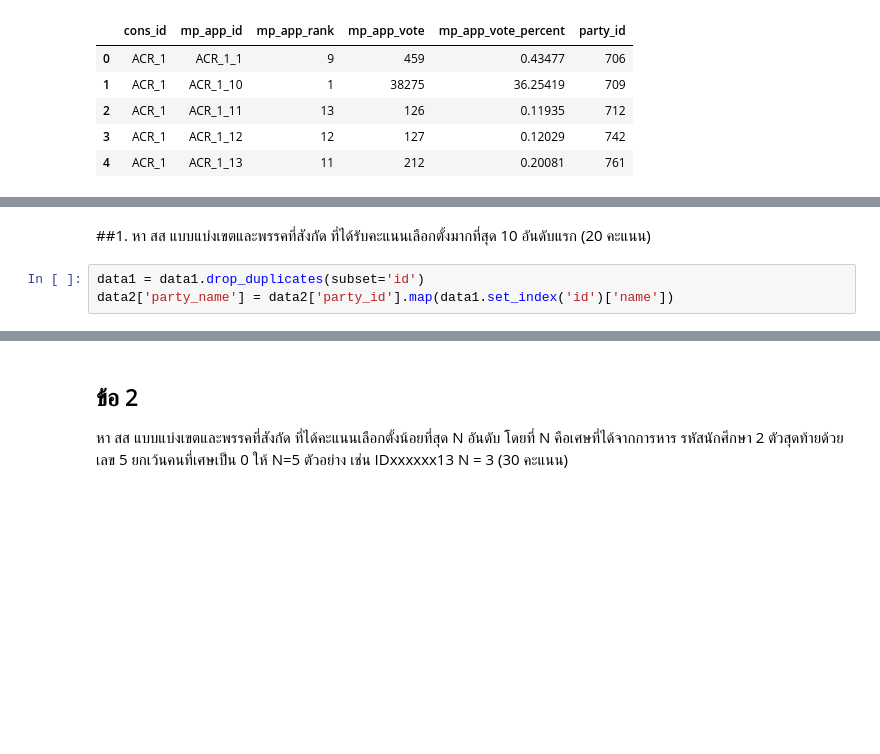
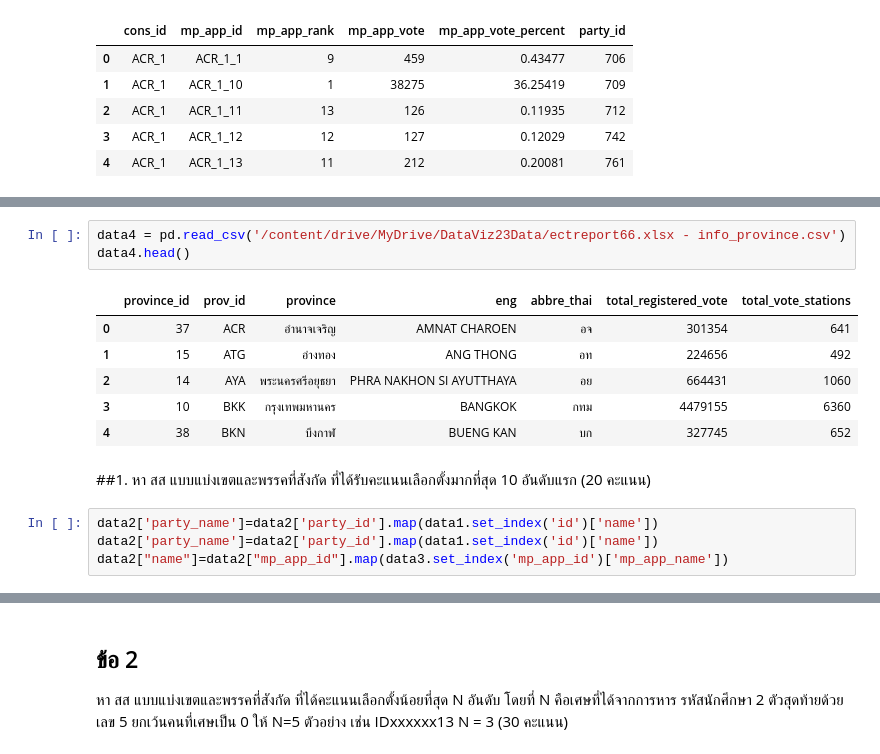
Before and after one commit to KorrawanOu/python_dataviz2023, a Jupyter notebook: MIDTERM_EXAM.ipynb, the cells around one changed output, grey strips where cells are left out. Drawn from its saved outputs; the diff is of its cells as text; blank space fills up the shorter version.

```diff
--- a/MIDTERM_EXAM.ipynb
+++ b/MIDTERM_EXAM.ipynb
@@ -54,6 +64,17 @@ data2.head()
+# %%
+data4 = pd.read_csv('/content/drive/MyDrive/DataViz23Data/ectreport66.xlsx - info_province.csv')
+data4.head()
+# %% [output]
+|  | province_id | prov_id | province | eng | abbre_thai | total_registered_vote | total_vote_stations |
+| 0 | 37 | ACR | อำนาจเจริญ | AMNAT CHAROEN | อจ | 301354 | 641 |
+| 1 | 15 | ATG | อ่างทอง | ANG THONG | อท | 224656 | 492 |
+| 2 | 14 | AYA | พระนครศรีอยุธยา | PHRA NAKHON SI AYUTTHAYA | อย | 664431 | 1060 |
+| 3 | 10 | BKK | กรุงเทพมหานคร | BANGKOK | กทม | 4479155 | 6360 |
+| 4 | 38 | BKN | บึงกาฬ | BUENG KAN | บก | 327745 | 652 |
 # %% [markdown]
 ##1. หา สส แบบแบ่งเขตและพรรคที่สังกัด ที่ได้รับคะแนนเลือกตั้งมากที่สุด 10 อันดับแรก (20 คะแนน)
 # %%
-data1 = data1.drop_duplicates(subset='id')
-data2['party_name'] = data2['party_id'].map(data1.set_index('id')['name'])
+data2['party_name']=data2['party_id'].map(data1.set_index('id')['name'])
+data2['party_name']=data2['party_id'].map(data1.set_index('id')['name'])
+data2["name"]=data2["mp_app_id"].map(data3.set_index('mp_app_id')['mp_app_name'])
 # %%
```
Also changed, not shown: parts of 6 cells of this notebook.
